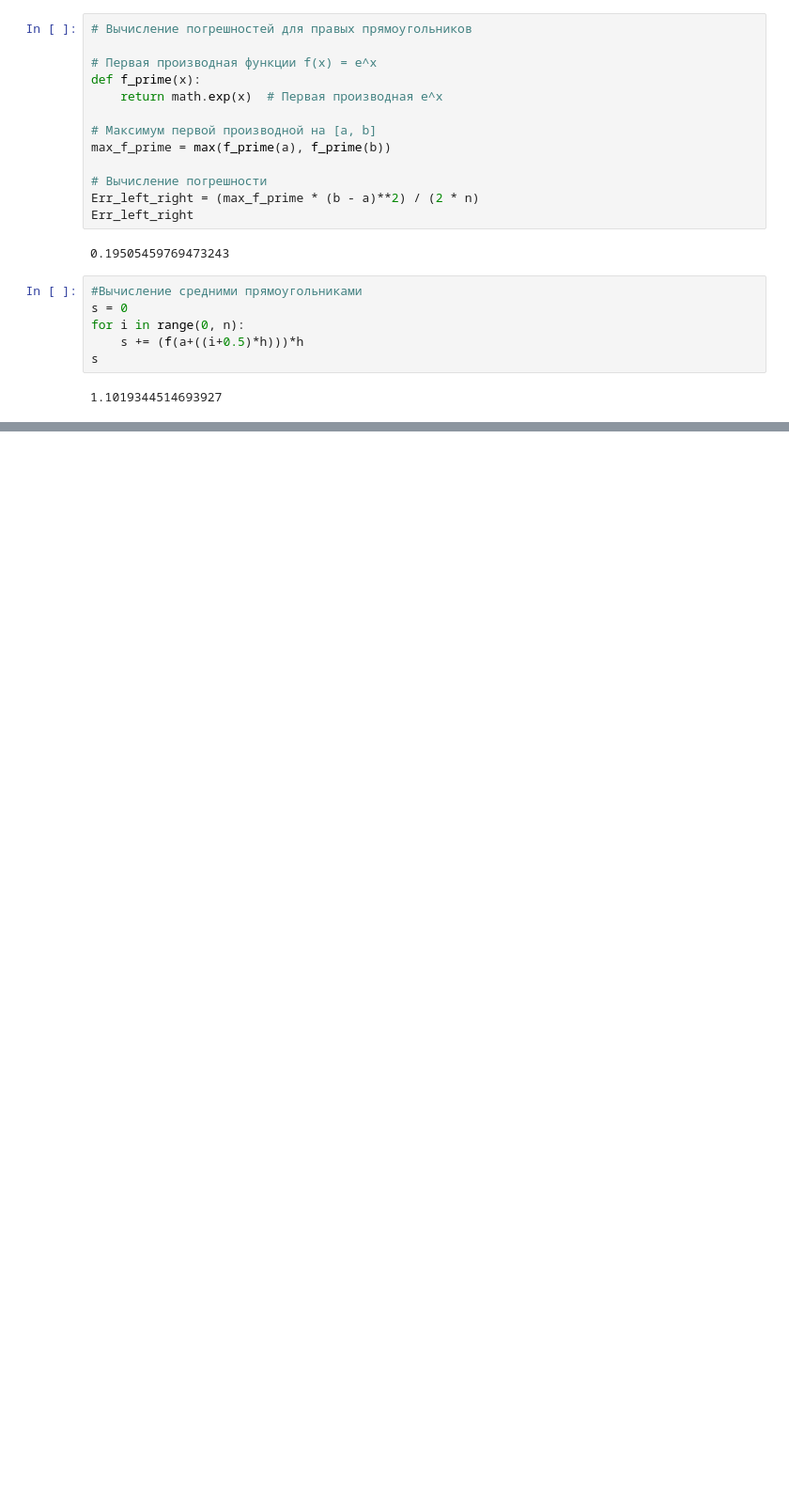
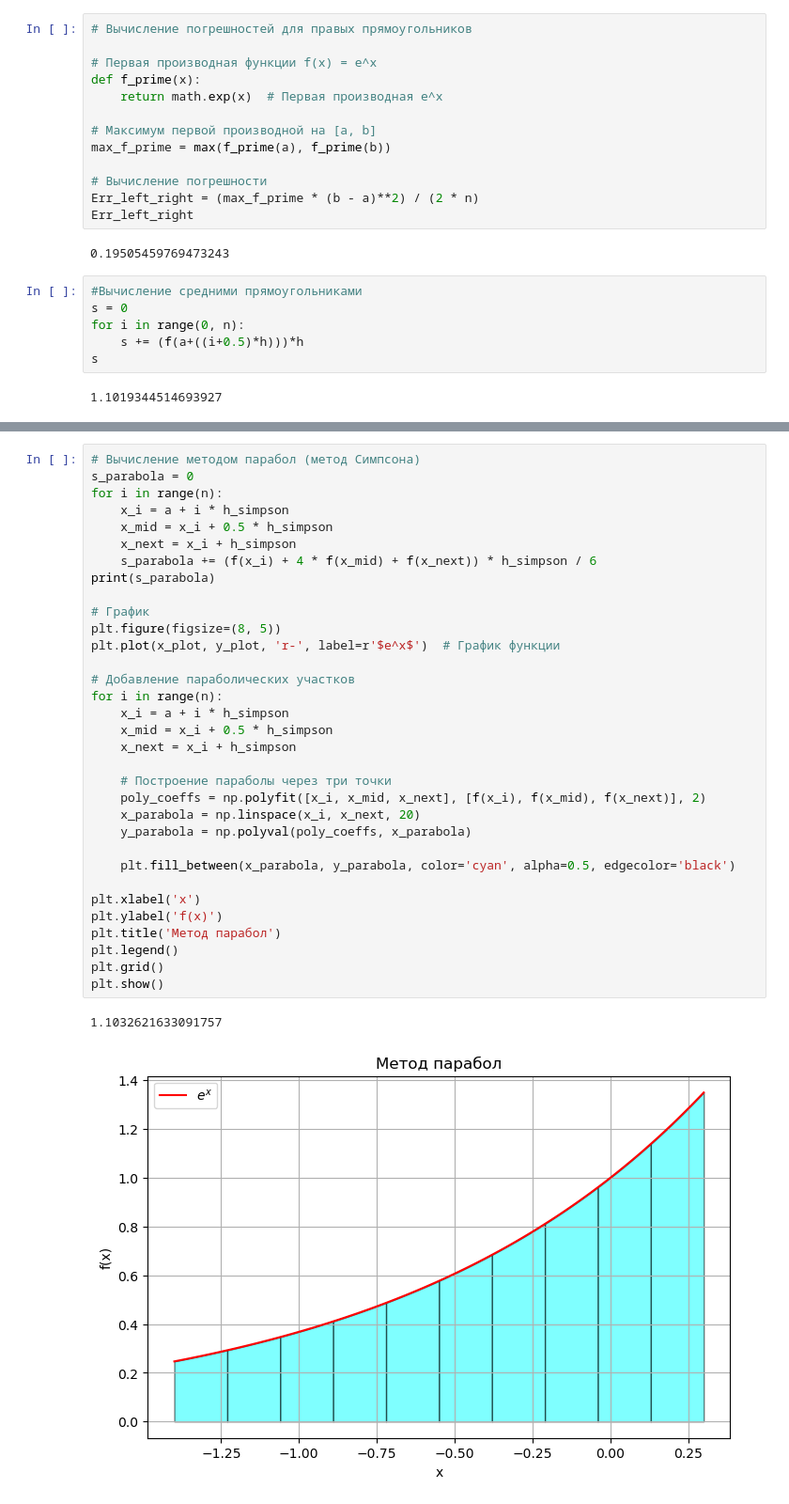
Before and after one commit to AlexAredov/TOK, a Jupyter notebook: TOK3.ipynb, the cells around one changed output, grey strips where cells are left out. Shown at 94% size. Drawn from its saved outputs; the diff is of its cells as text; blank space fills up the shorter version.

```diff
--- a/TOK3.ipynb
+++ b/TOK3.ipynb
@@ -215,0 +251,36 @@ Err_left_right, Err_mid
+# %%
+# Вычисление методом парабол (метод Симпсона)
+s_parabola = 0
+for i in range(n):
+    x_i = a + i * h_simpson
+    x_mid = x_i + 0.5 * h_simpson
+    x_next = x_i + h_simpson
+    s_parabola += (f(x_i) + 4 * f(x_mid) + f(x_next)) * h_simpson / 6
+print(s_parabola)
+
+# График
+plt.figure(figsize=(8, 5))
+plt.plot(x_plot, y_plot, 'r-', label=r'$e^x$')  # График функции
+
+# Добавление параболических участков
+for i in range(n):
+    x_i = a + i * h_simpson
+    x_mid = x_i + 0.5 * h_simpson
+    x_next = x_i + h_simpson
+
+    # Построение параболы через три точки
+    poly_coeffs = np.polyfit([x_i, x_mid, x_next], [f(x_i), f(x_mid), f(x_next)], 2)
+    x_parabola = np.linspace(x_i, x_next, 20)
+    y_parabola = np.polyval(poly_coeffs, x_parabola)
+
+    plt.fill_between(x_parabola, y_parabola, color='cyan', alpha=0.5, edgecolor='black')
+
+plt.xlabel('x')
+plt.ylabel('f(x)')
+plt.title('Метод парабол')
+plt.legend()
+plt.grid()
+plt.show()
+# %% [output]
+1.1032621633091757
+[figure, added]
```
Also changed, not shown: parts of 5 cells of this notebook.
